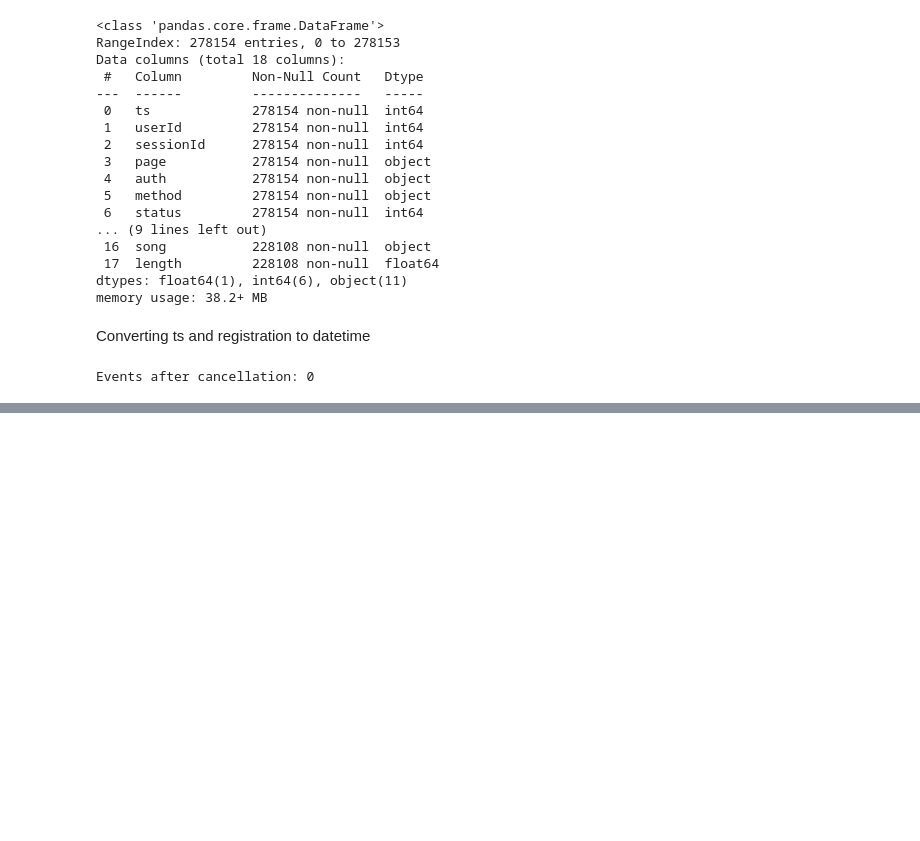
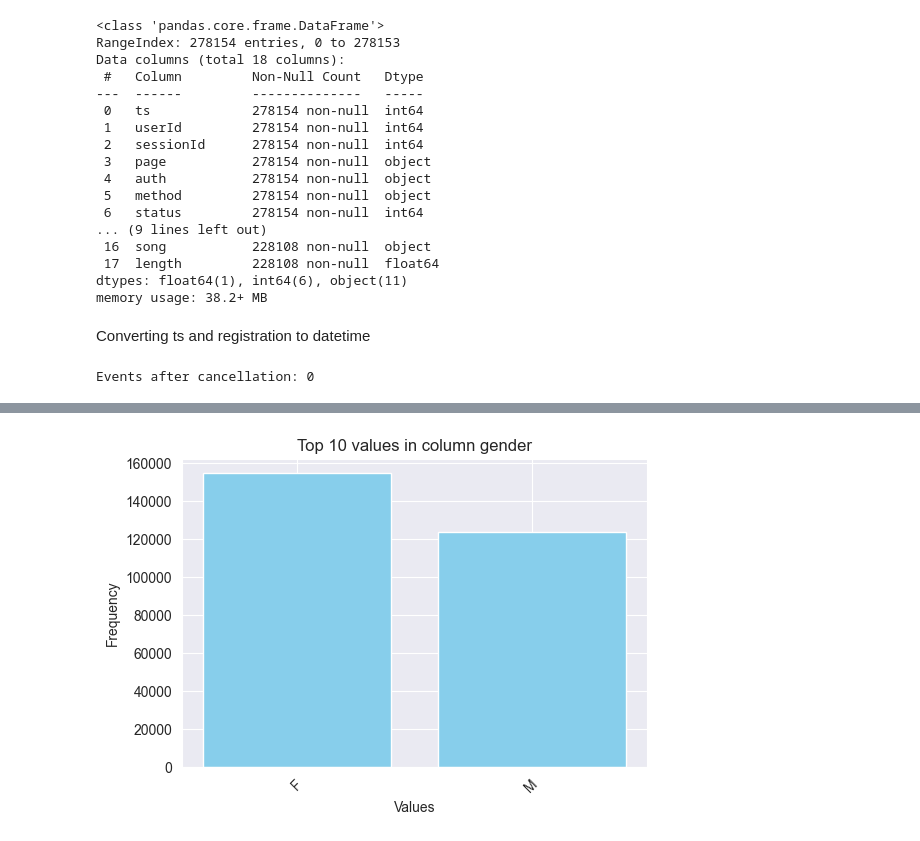
Before and after one commit to ahmudmuhamad/customer_churn_prediction, a Jupyter notebook: notebooks/eda.ipynb, the cells around one changed output, grey strips where cells are left out. Saved outputs shown, nothing was run; the diff lists cells and outputs as text; code cells hidden in the pictures; blank space fills up the shorter version.

```diff
--- a/notebooks/eda.ipynb
+++ b/notebooks/eda.ipynb
@@ -65,0 +94,40 @@ Name: count, dtype: int64
+# %%
+def plot_top_n_values(df, column_name, n, orient='vertical', fig_size=(6, 4), dropna=False):
+    # Drop or fill NaNs
+    if dropna:
+        values_counts = (
+            df[column_name]
+            .dropna()
+            .value_counts()
+            .head(n)
+        )
+    else:
+        values_counts = (
+            df[column_name]
+            .fillna('Null')
+            .value_counts()
+            .head(n)
+        )
+
+    values = values_counts.index.tolist()
+    counts = values_counts.values.tolist()
+
+    plt.figure(figsize=fig_size)
+
+    if orient == 'horizontal':
+        plt.barh(values, counts, color='skyblue')
+        plt.xlabel('Frequency')
+        plt.ylabel('Values')
+        plt.title(f'Top {n} values in column {column_name}')
+    else:
+        plt.bar(values, counts, color='skyblue')
+        plt.xlabel('Values')
+        plt.ylabel('Frequency')
+        plt.title(f'Top {n} values in column {column_name}')
+        plt.xticks(rotation=45)
+
+    plt.show()
+# %%
+plot_top_n_values(df, 'gender', 10)
+# %% [output]
+[figure, added]
```
Also changed, not shown: parts of 11 cells of this notebook.
